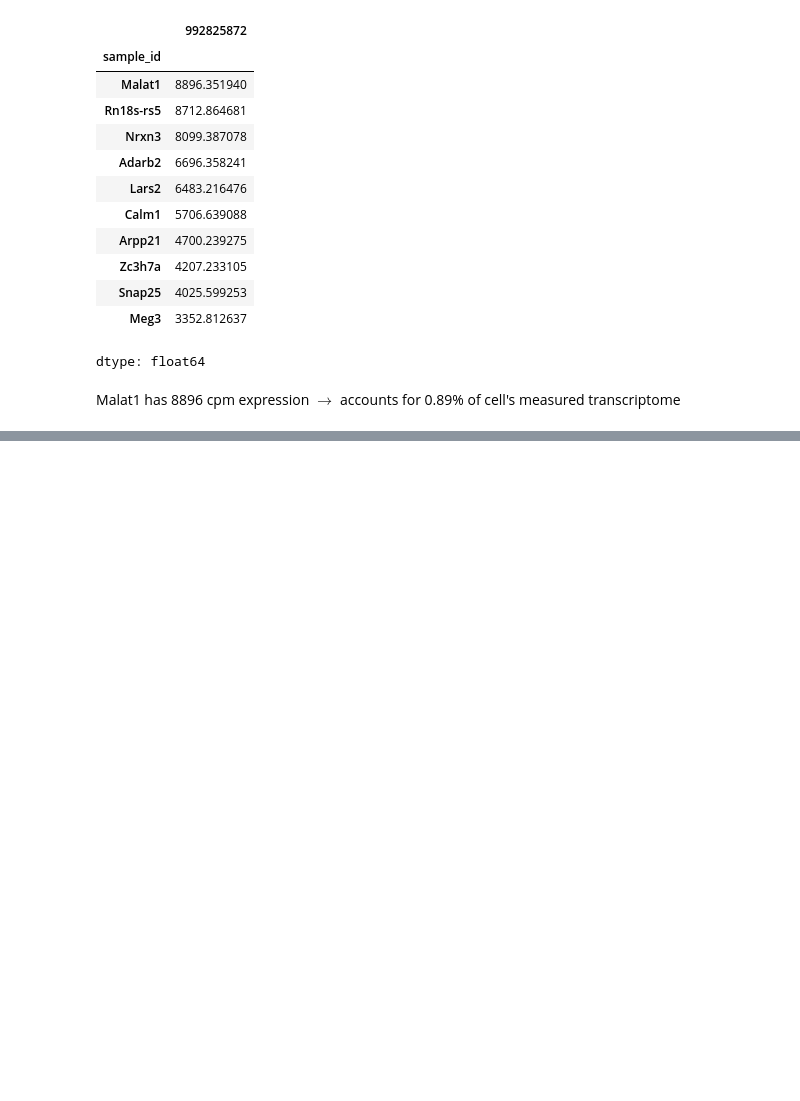
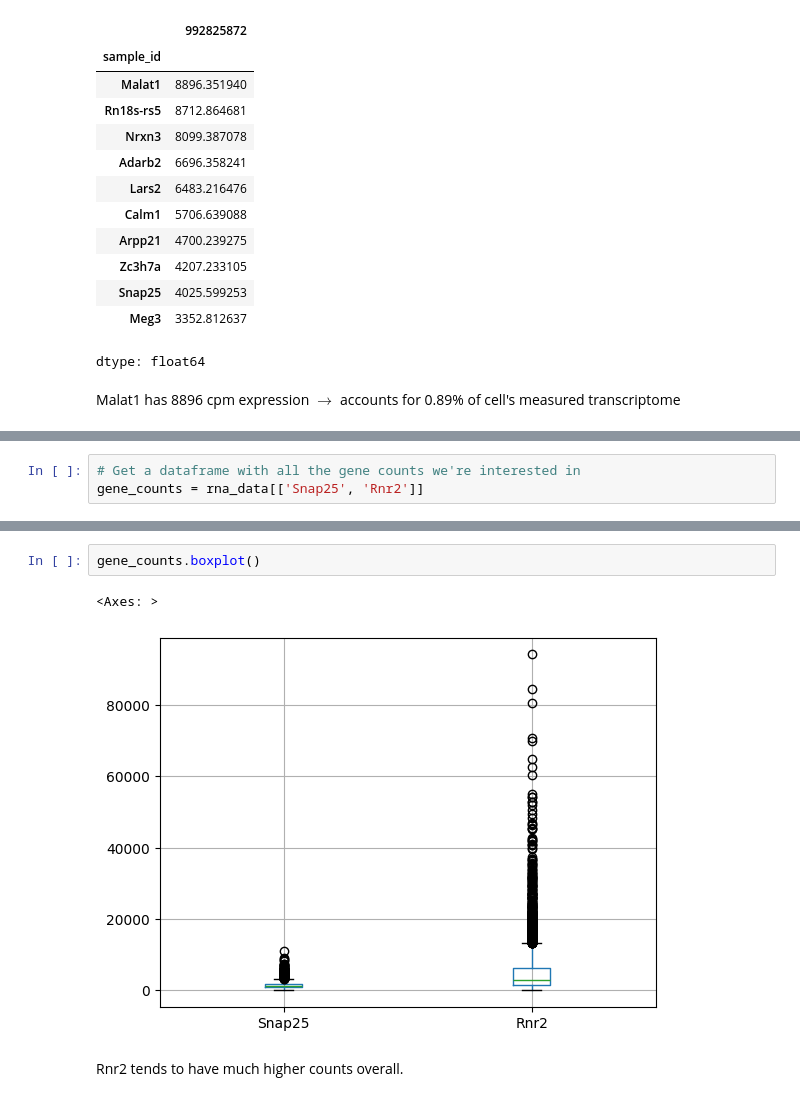
Before and after one commit to tb-harris/neuroscience-2025, a Jupyter notebook: 2_Patch_seq_Data.ipynb, the cells around one changed output, grey strips where cells are left out. Saved outputs shown, nothing was run; the diff lists cells and outputs as text; blank space fills up the shorter version.

```diff
--- a/2_Patch_seq_Data.ipynb
+++ b/2_Patch_seq_Data.ipynb
@@ -178,0 +332,3 @@ Malat1 has 8896 cpm expression $\rightarrow$ accounts for 0.89% of cell's measur
+# %%
+# Get a dataframe with all the gene counts we're interested in
+gene_counts = rna_data[['Snap25', 'Rnr2']]
@@ -178,0 +347,7 @@ Malat1 has 8896 cpm expression $\rightarrow$ accounts for 0.89% of cell's measur
+# %%
+gene_counts.boxplot()
+# %% [output]
+<Axes: >
+[figure, added]
+# %% [markdown]
+Rnr2 tends to have much higher counts overall.
```
Also changed, not shown: parts of 28 cells of this notebook.
